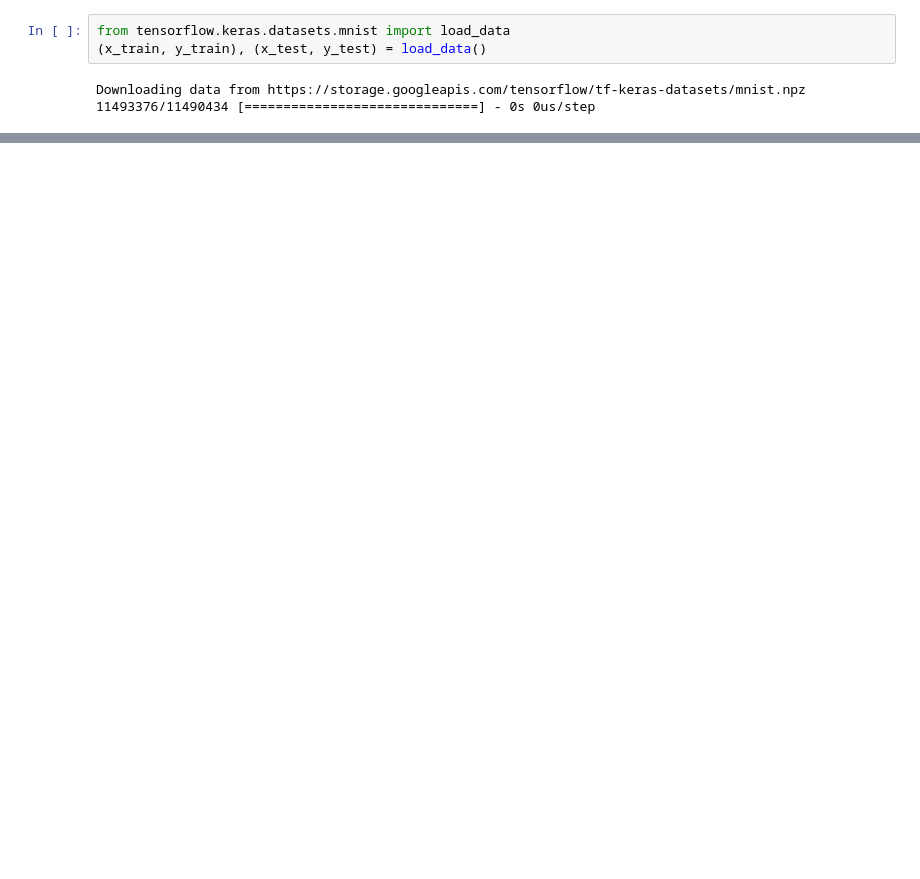
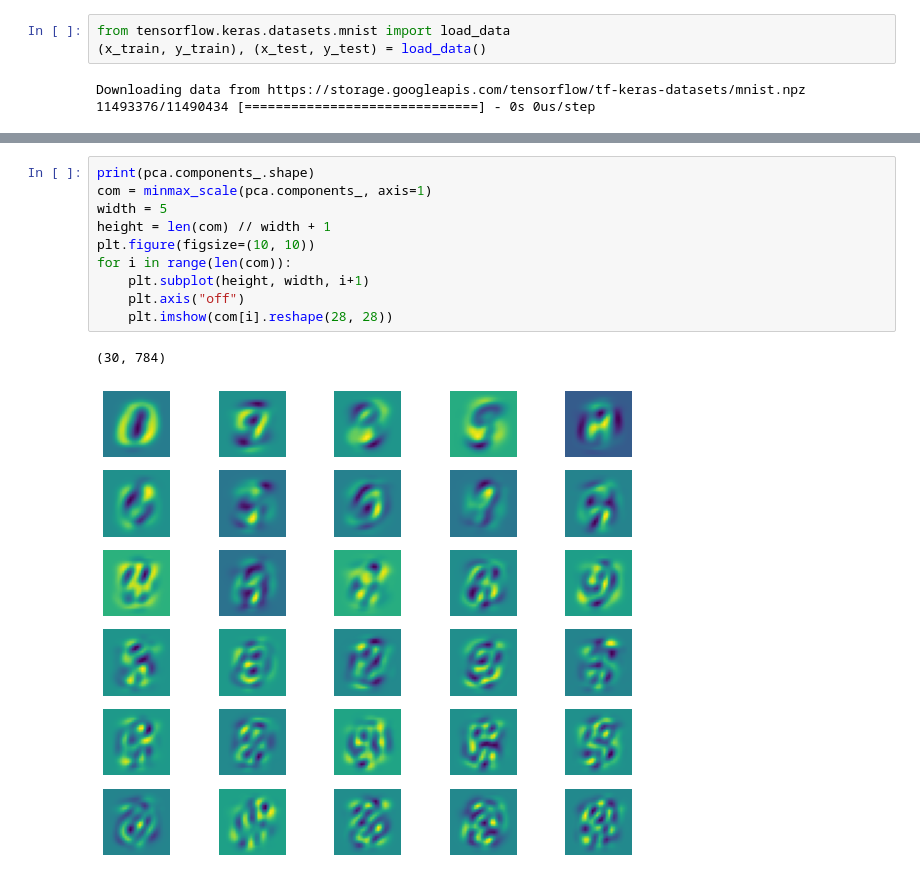
Before and after one commit to HJ-Kurt-Su/ml-train, a Jupyter notebook: pca_minst.ipynb, the cells around one changed output, grey strips where cells are left out. Saved outputs shown, nothing was run; the diff lists cells and outputs as text; blank space fills up the shorter version.

```diff
--- a/pca_minst.ipynb
+++ b/pca_minst.ipynb
@@ -19,0 +96,13 @@ plt.imshow(x_train[0], cmap="gray")
+# %%
+print(pca.components_.shape)
+com = minmax_scale(pca.components_, axis=1)
+width = 5
+height = len(com) // width + 1
+plt.figure(figsize=(10, 10))
+for i in range(len(com)):
+    plt.subplot(height, width, i+1)
+    plt.axis("off")
+    plt.imshow(com[i].reshape(28, 28))
+# %% [output]
+(30, 784)
+[figure, added]
```
Also changed, not shown: parts of 9 cells of this notebook.
